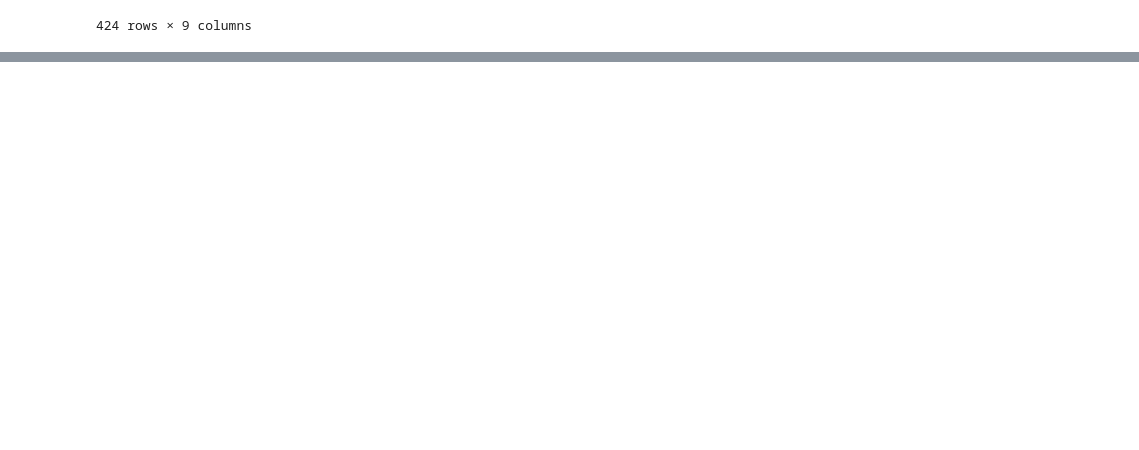
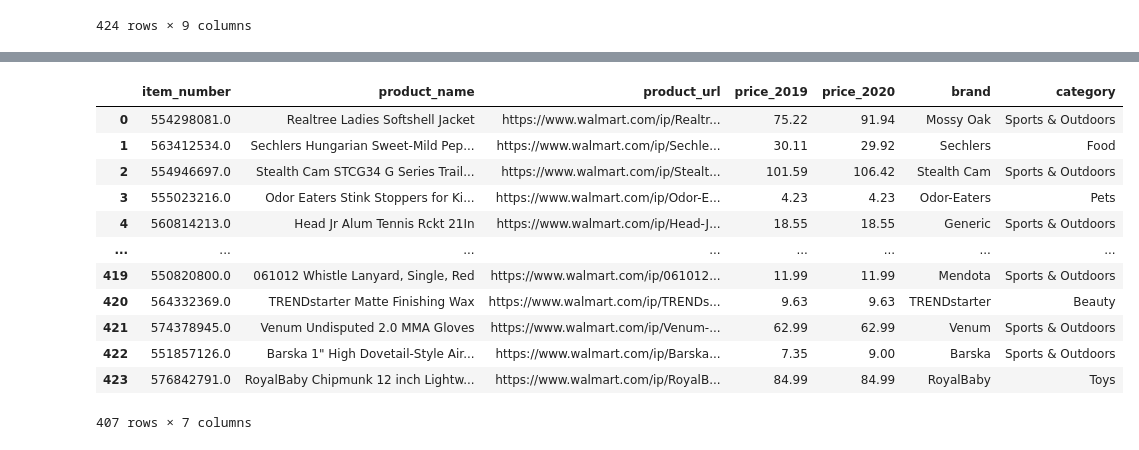
Before and after one commit to GaryGrisham/WalmartPriceComparisons, a Jupyter notebook: Data/Walmart_2019_2020.ipynb, the cells around one changed output, grey strips where cells are left out. Cells and saved outputs as stored; diff of their text form; code cells hidden in the pictures; blank space fills up the shorter version.

```diff
--- a/Data/Walmart_2019_2020.ipynb
+++ b/Data/Walmart_2019_2020.ipynb
@@ -163,0 +228,25 @@ Walmart_merged_df.to_csv('Walmart_2019-2020_Data.csv', encoding='utf-8', index=F
+# %%
+Walmart_merged_clean_df = Walmart_merged_clean_df.rename(columns = {
+    'List Price 2019':'price_2019',
+    'List Price 2020':'price_2020',
+    'Item Number': 'item_number',
+    'Product Name': 'product_name',
+    'Product Url': 'product_url',
+    'Brand': 'brand',
+    'category1': 'category'
+})
+Walmart_merged_clean_df
+# %% [output]
+|  | item_number | product_name | product_url | price_2019 | price_2020 | brand | category |
+| 0 | 554298081.0 | Realtree Ladies Softshell Jacket | https://www.walmart.com/ip/Realtr... | 75.22 | 91.94 | Mossy Oak | Sports & Outdoors |
+| 1 | 563412534.0 | Sechlers Hungarian Sweet-Mild Pep... | https://www.walmart.com/ip/Sechle... | 30.11 | 29.92 | Sechlers | Food |
+| 2 | 554946697.0 | Stealth Cam STCG34 G Series Trail... | https://www.walmart.com/ip/Stealt... | 101.59 | 106.42 | Stealth Cam | Sports & Outdoors |
+| 3 | 555023216.0 | Odor Eaters Stink Stoppers for Ki... | https://www.walmart.com/ip/Odor-E... | 4.23 | 4.23 | Odor-Eaters | Pets |
+| 4 | 560814213.0 | Head Jr Alum Tennis Rckt 21In | https://www.walmart.com/ip/Head-J... | 18.55 | 18.55 | Generic | Sports & Outdoors |
+| ... | ... | ... | ... | ... | ... | ... | ... |
+| 419 | 550820800.0 | 061012 Whistle Lanyard, Single, Red | https://www.walmart.com/ip/061012... | 11.99 | 11.99 | Mendota | Sports & Outdoors |
+| 420 | 564332369.0 | TRENDstarter Matte Finishing Wax | https://www.walmart.com/ip/TRENDs... | 9.63 | 9.63 | TRENDstarter | Beauty |
+| 421 | 574378945.0 | Venum Undisputed 2.0 MMA Gloves | https://www.walmart.com/ip/Venum-... | 62.99 | 62.99 | Venum | Sports & Outdoors |
+| 422 | 551857126.0 | Barska 1" High Dovetail-Style Air... | https://www.walmart.com/ip/Barska... | 7.35 | 9.00 | Barska | Sports & Outdoors |
+| 423 | 576842791.0 | RoyalBaby Chipmunk 12 inch Lightw... | https://www.walmart.com/ip/RoyalB... | 84.99 | 84.99 | RoyalBaby | Toys |
+407 rows × 7 columns
```
Also changed, not shown: parts of 5 cells of this notebook, 1 other file.
